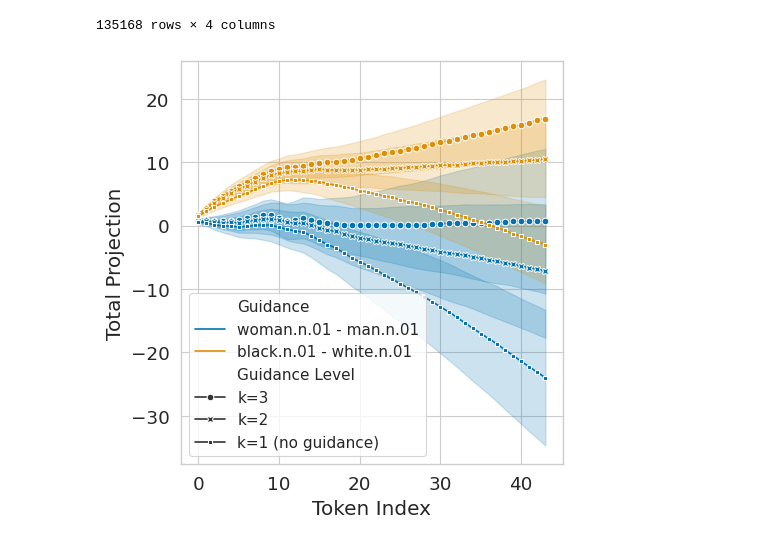
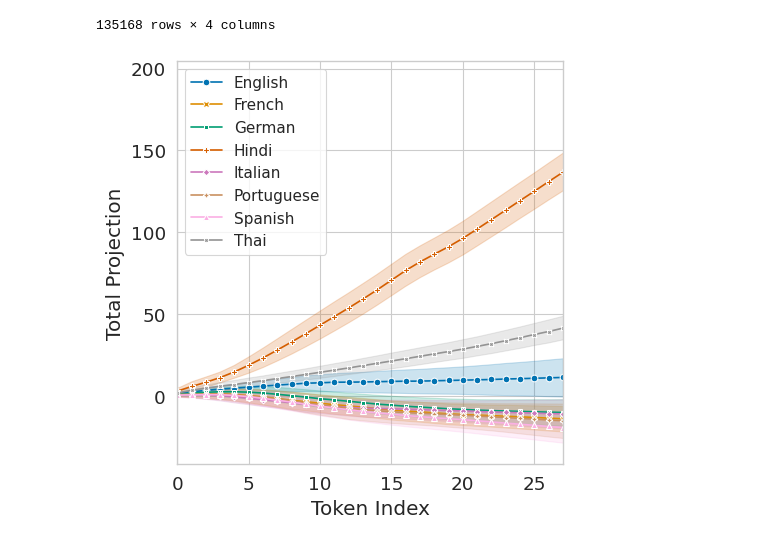
Before and after one commit to phvv-me/frame-representation-hypothesis, a Jupyter notebook: plotting.ipynb, the cells around one changed output. Saved outputs shown, nothing was run; the diff lists cells and outputs as text; code cells hidden in the pictures.

```diff
--- a/plotting.ipynb
+++ b/plotting.ipynb
@@ -29,21 +73,36 @@ df
 | 22527 | 43 | -1.192847 | k=1 (no guidance) | black.n.01 - white.n.01 |
 135168 rows × 4 columns
 # %%
+import matplotlib.pyplot as plt
+import numpy as np
+import pandas as pd
+import seaborn as sns
+
+sns.set_style("whitegrid")
+sns.set_context("paper", font_scale=1.5)
+
+df = pd.read_pickle("resources/07_guided_generation_language_ablation.pkl")
+df.columns = [s.title() for s in df.columns]
+
+x = df.columns[0]
+hue = df.columns[2]
+
 plt.figure(figsize=(5, 5))
 sns.lineplot(
     df,
-    x=df.columns[0],
+    x=x,
     y=df.columns[1],
-    hue=df.columns[3],
-    style=df.columns[2],
+    hue=hue,
+    style=hue,
     markers=True,
     dashes=False,
-    errorbar=("sd", 0.3),
+    errorbar=("sd", 1),
     palette="colorblind",
 )
 
+plt.xlim(0, df.groupby(hue)[x].max().min())
 plt.legend(fontsize=11)
 plt.tight_layout()
-plt.savefig("resources/06_guided_generation_top_k_ablation.png", dpi=400, bbox_inches="tight")
+plt.savefig("resources/07_guided_generation_language_ablation.png", dpi=400, bbox_inches="tight")
 # %% [output]
-[figure, old version]
+[figure, new version]
```
Also changed, not shown: parts of 2 cells of this notebook, 13 other files.
